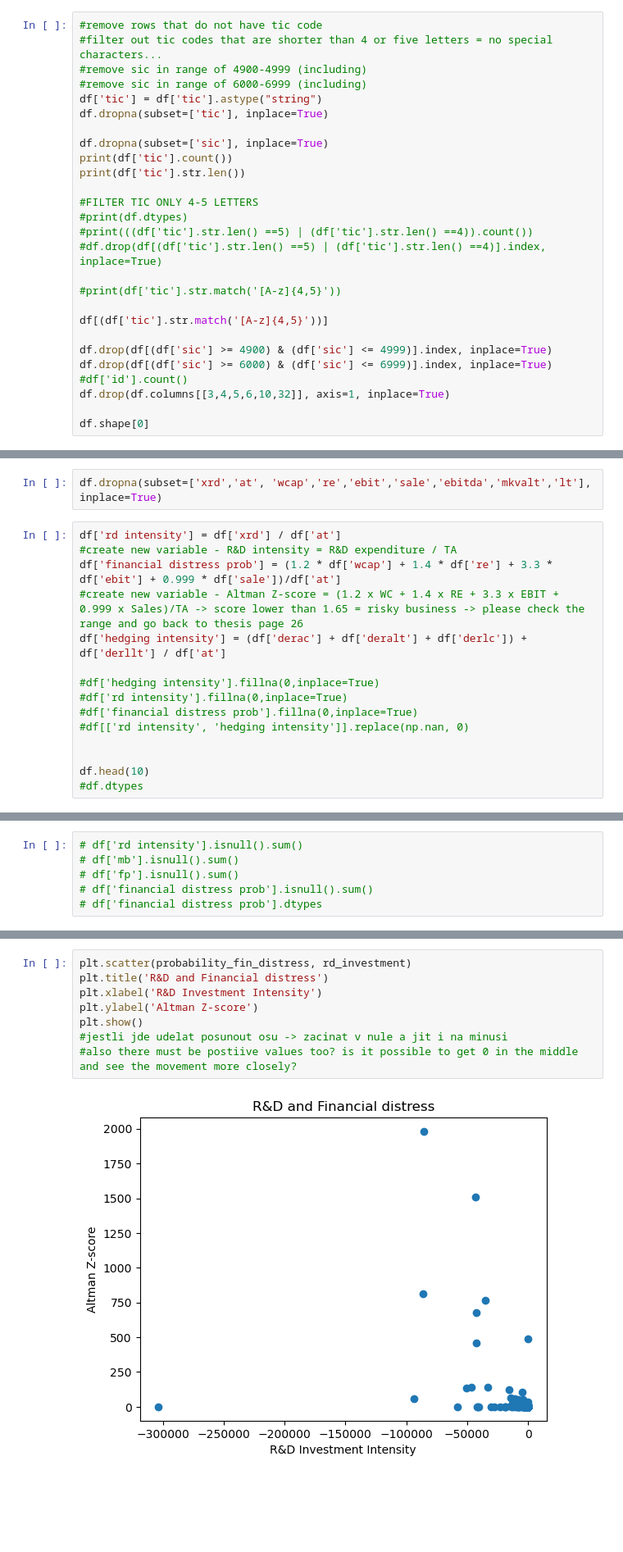
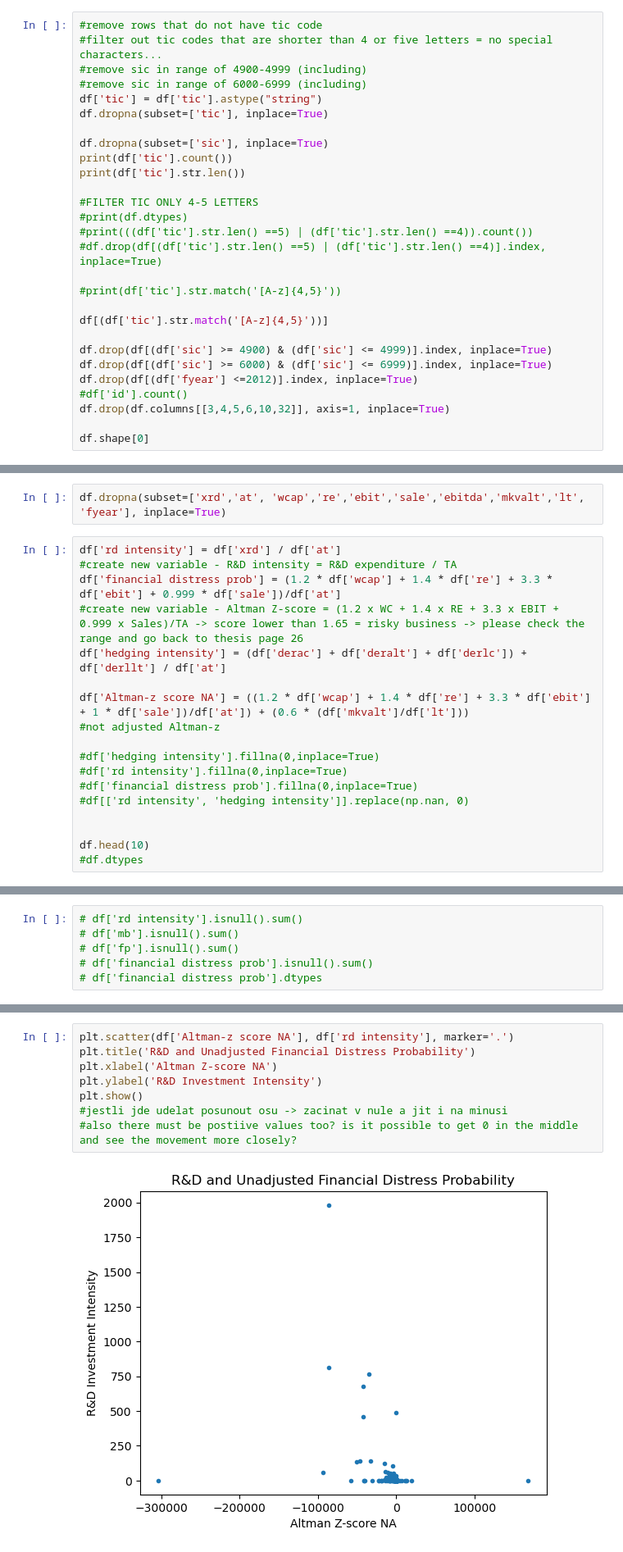
Before and after one commit to Betty099/thesis_data, a Jupyter notebook: thesis.ipynb, the cells around one changed output, grey strips where cells are left out. Shown at 82% size. Drawn from its saved outputs; the diff is of its cells as text; blank space fills up the shorter version.

```diff
--- a/thesis.ipynb
+++ b/thesis.ipynb
@@ -48,6 +48,7 @@ df[(df['tic'].str.match('[A-z]{4,5}'))]
 
 df.drop(df[(df['sic'] >= 4900) & (df['sic'] <= 4999)].index, inplace=True)
 df.drop(df[(df['sic'] >= 6000) & (df['sic'] <= 6999)].index, inplace=True)
+df.drop(df[(df['fyear'] <=2012)].index, inplace=True)
 #df['id'].count()
 df.drop(df.columns[[3,4,5,6,10,32]], axis=1, inplace=True)
 
@@ -82,13 +83,16 @@ Name: tic, Length: 55998, dtype: Int64
 # df['lt'].fillna(0,inplace=True)
 # df.head(30)
 # %%
-df.dropna(subset=['xrd','at', 'wcap','re','ebit','sale','ebitda','mkvalt','lt'], inplace=True)
+df.dropna(subset=['xrd','at', 'wcap','re','ebit','sale','ebitda','mkvalt','lt', 'fyear'], inplace=True)
 # %%
 df['rd intensity'] = df['xrd'] / df['at']
 #create new variable - R&D intensity = R&D expenditure / TA
 df['financial distress prob'] = (1.2 * df['wcap'] + 1.4 * df['re'] + 3.3 * df['ebit'] + 0.999 * df['sale'])/df['at']
 #create new variable - Altman Z-score = (1.2 x WC + 1.4 x RE + 3.3 x EBIT + 0.999 x Sales)/TA -> score lower than 1.65 = risky business -> please check the range and go back to thesis page 26
 df['hedging intensity'] = (df['derac'] + df['deralt'] + df['derlc']) + df['derllt'] / df['at']
+
+df['Altman-z score NA'] = ((1.2 * df['wcap'] + 1.4 * df['re'] + 3.3 * df['ebit'] + 1 * df['sale'])/df['at']) + (0.6 * (df['mkvalt']/df['lt']))
+#not adjusted Altman-z
 
 #df['hedging intensity'].fillna(0,inplace=True)
 #df['rd intensity'].fillna(0,inplace=True)
@@ -295,12 +307,12 @@ plt.show()
 # %% [output]
 [figure]
 # %%
-plt.scatter(probability_fin_distress, rd_investment)
-plt.title('R&D and Financial distress')
-plt.xlabel('R&D Investment Intensity')
-plt.ylabel('Altman Z-score')
+plt.scatter(df['Altman-z score NA'], df['rd intensity'], marker='.')
+plt.title('R&D and Unadjusted Financial Distress Probability')
+plt.xlabel('Altman Z-score NA')
+plt.ylabel('R&D Investment Intensity')
 plt.show()
 #jestli jde udelat posunout osu -> zacinat v nule a jit i na minusi
 #also there must be postiive values too? is it possible to get 0 in the middle and see the movement more closely?
 # %% [output]
-[figure, old version]
+[figure, new version]
```
Also changed, not shown: parts of 20 cells of this notebook, 1 other file.
